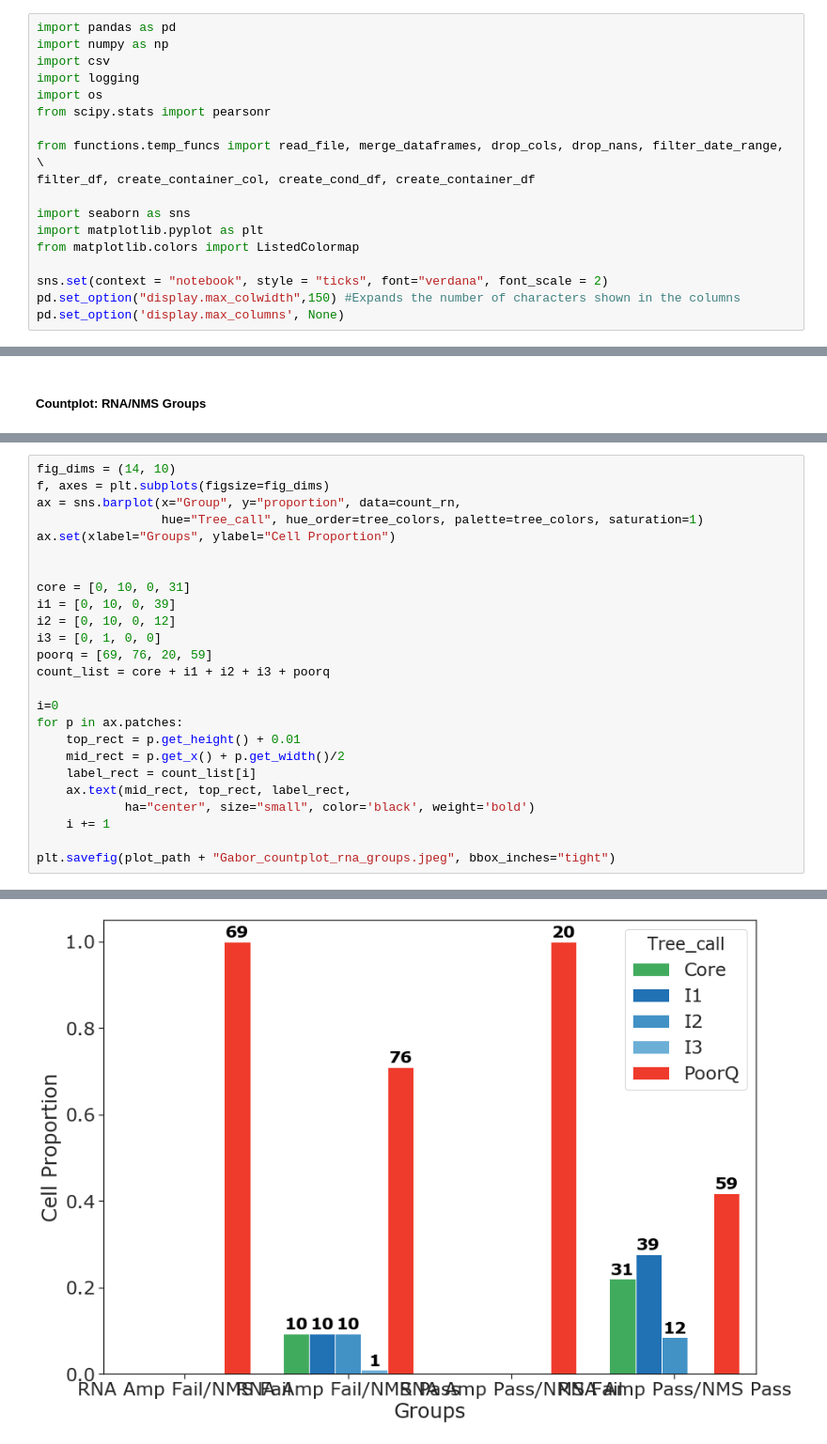
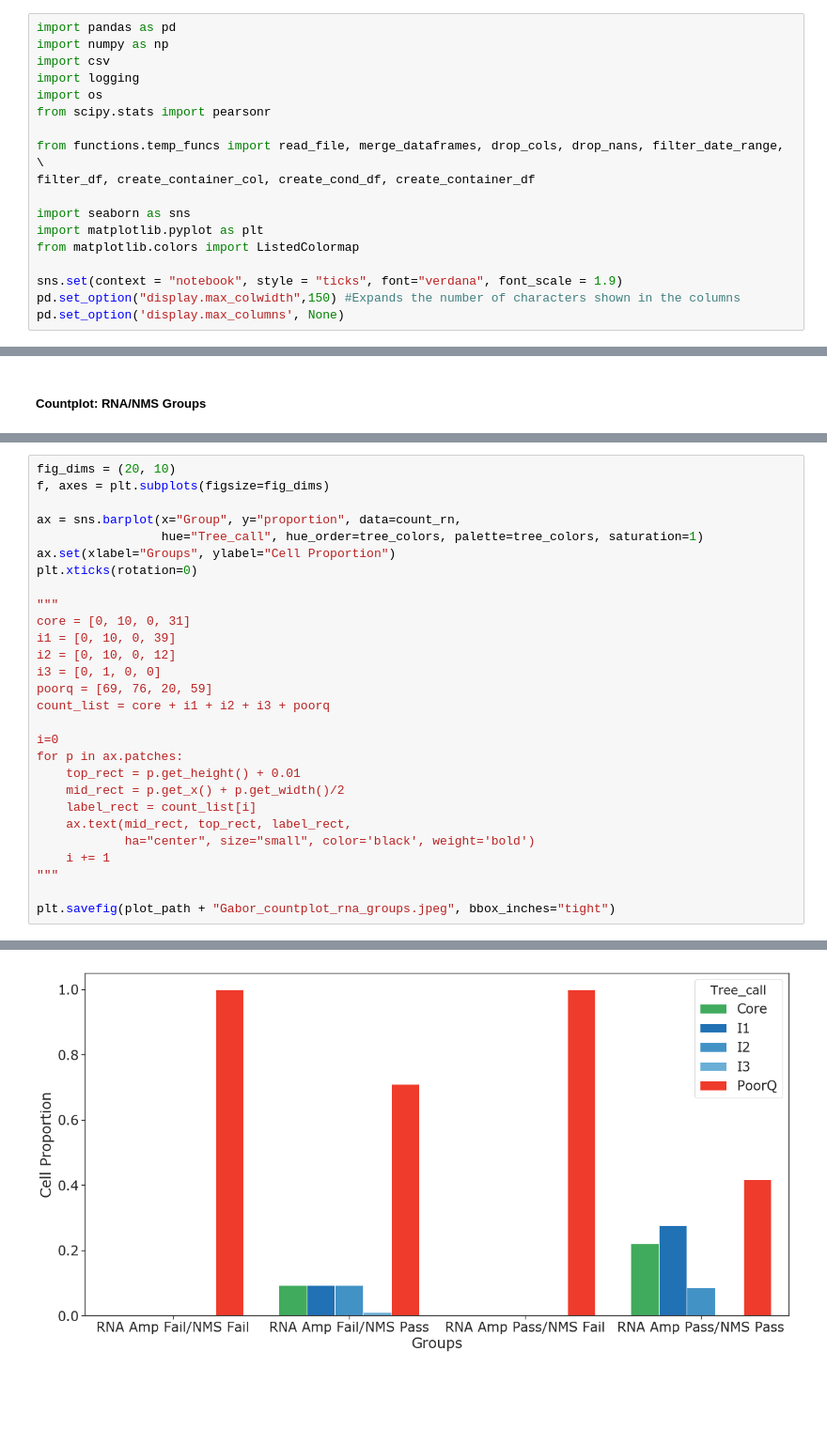
Before and after one commit to ramr24/Personal, a Jupyter notebook: analysis_scripts/rna_amp_human_analysis_gabor.ipynb, the cells around one changed output, grey strips where cells are left out. Shown at 94% size. Saved outputs shown, nothing was run; the diff lists cells and outputs as text; blank space fills up the shorter version.

```diff
--- a/analysis_scripts/rna_amp_human_analysis_gabor.ipynb
+++ b/analysis_scripts/rna_amp_human_analysis_gabor.ipynb
@@ -17,7 +17,7 @@ import seaborn as sns
 import matplotlib.pyplot as plt
 from matplotlib.colors import ListedColormap
 
-sns.set(context = "notebook", style = "ticks", font="verdana", font_scale = 2)
+sns.set(context = "notebook", style = "ticks", font="verdana", font_scale = 1.9)
 pd.set_option("display.max_colwidth",150) #Expands the number of characters shown in the columns
 pd.set_option('display.max_columns', None)
 # %% [markdown]
@@ -218,11 +191,13 @@ Name: Tree_call, dtype: int64
 # %%
-fig_dims = (14, 10)
+fig_dims = (20, 10)
 f, axes = plt.subplots(figsize=fig_dims)
+
 ax = sns.barplot(x="Group", y="proportion", data=count_rn,
                  hue="Tree_call", hue_order=tree_colors, palette=tree_colors, saturation=1)
 ax.set(xlabel="Groups", ylabel="Cell Proportion")
+plt.xticks(rotation=0)
 
-
+"""
 core = [0, 10, 0, 31]
 i1 = [0, 10, 0, 39]
 i2 = [0, 10, 0, 12]
@@ -238,6 +213,7 @@ for p in ax.patches:
     ax.text(mid_rect, top_rect, label_rect,
             ha="center", size="small", color='black', weight='bold')
     i += 1
+"""
 
 plt.savefig(plot_path + "Gabor_countplot_rna_groups.jpeg", bbox_inches="tight")
 # %% [output]
@@ -261 +220 @@ WARNING:matplotlib.text:posx and posy should be finite values
-[figure, old version]
+[figure, new version]
```
Also changed, not shown: parts of 17 cells of this notebook, 13 other files.
